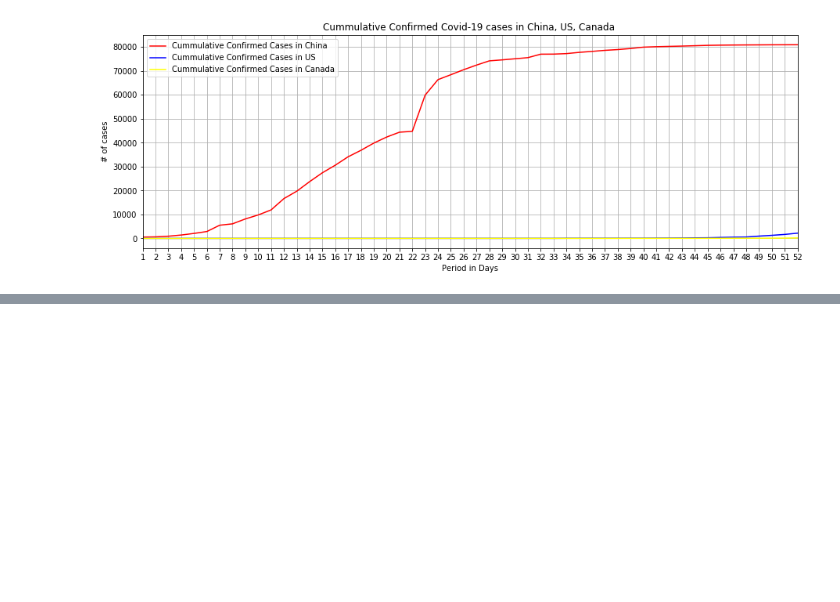
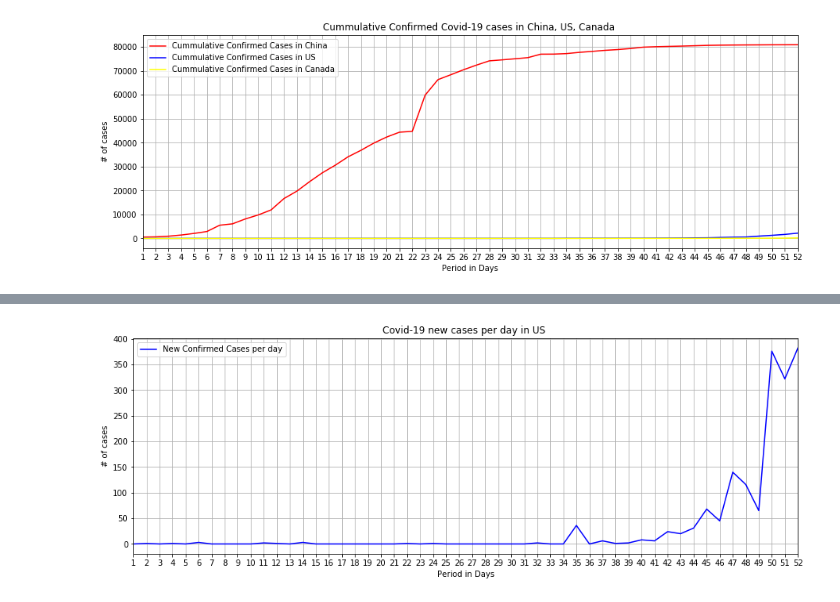
Before and after one commit to davesiddharth/Covid-19-US-Canada-Case-Prediction, a Jupyter notebook: COVID-19_dataset/Data_cleaning_China_US_Canada.ipynb, the cells around one changed output, grey strips where cells are left out. Saved outputs shown, nothing was run; the diff lists cells and outputs as text; code cells hidden in the pictures; blank space fills up the shorter version.

```diff
--- a/COVID-19_dataset/Data_cleaning_China_US_Canada.ipynb
+++ b/COVID-19_dataset/Data_cleaning_China_US_Canada.ipynb
@@ -437,0 +478,40 @@ plt.show()
+# %%
+day_US = np.arange(1, len(US_df))
+new_cases_perday_US = [0]
+diff_confirmed_cases_US = US_df.loc[0,"#Cummulative Confirmed Cases"]
+
+
+for new_cases in day_US:
+
+    new_cases_perday_US.append(diff_confirmed_cases_US)
+    diff_confirmed_cases_US = US_df.loc[new_cases,"#Cummulative Confirmed Cases"] - US_df.loc[new_cases-1,"#Cummulative Confirmed Cases"]
+
+#len(new_cases_perday_US)
+
+US_df=pd.DataFrame({"Dates":Confirmed_final.loc["US",:].index.tolist(),\
+                       "New cases per day":new_cases_perday_US,\
+                           "#Cummulative Confirmed Cases":Confirmed_final.loc["US",:].tolist(),\
+                           "#Cummulative Death Cases":Deaths_final.loc["US",:].tolist(),
+                           "#Cummulative Recovered Cases":Recovered_final.loc["US",:].tolist()})
+#US_df.head()
+
+plt.figure(figsize=(15,5))
+x_axis = np.arange(1, len(US_df)+1)
+tick_locations_US = []
+for x in x_axis:
+    tick_locations_US.append(x)
+
+plt.title("Covid-19 new cases per day in US ")
+plt.xlabel("Period in Days")
+plt.ylabel("# of cases")
+plt.grid()
+plt.xlim(1,52)
+
+new_cases_perday_US, = plt.plot(x_axis, US_df.loc[:,'New cases per day'], color="blue", label="New Confirmed Cases per day")
+
+plt.legend(handles=[new_cases_perday_US], loc="upper left")
+plt.xticks(tick_locations_US)
+
+plt.show()
+# %% [output]
+[figure, added]
```
Also changed, not shown: parts of 3 cells of this notebook.
